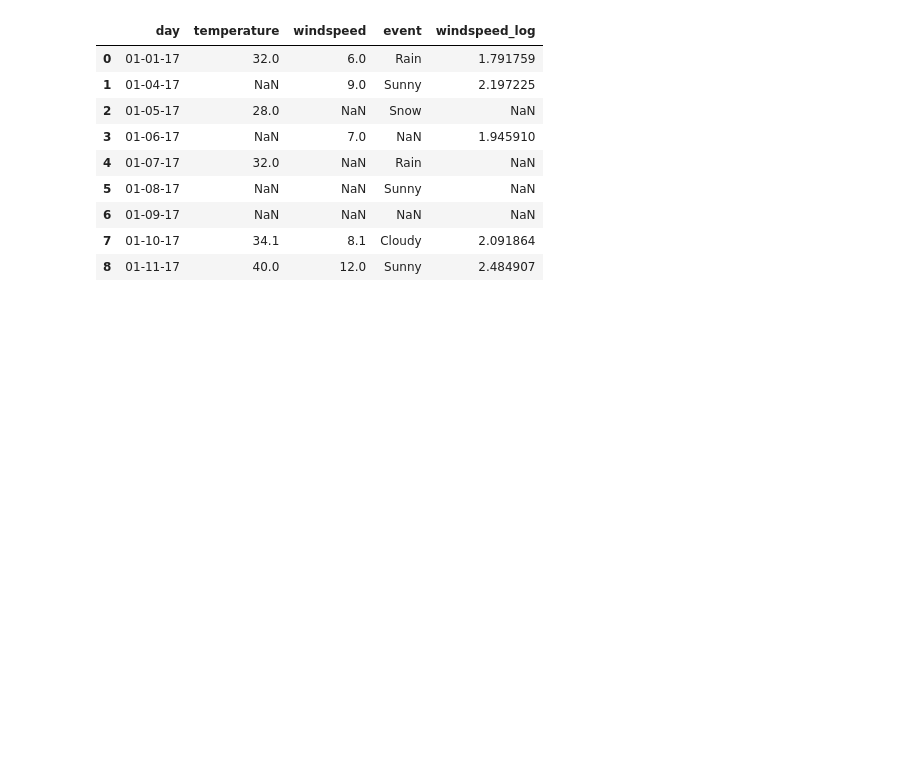
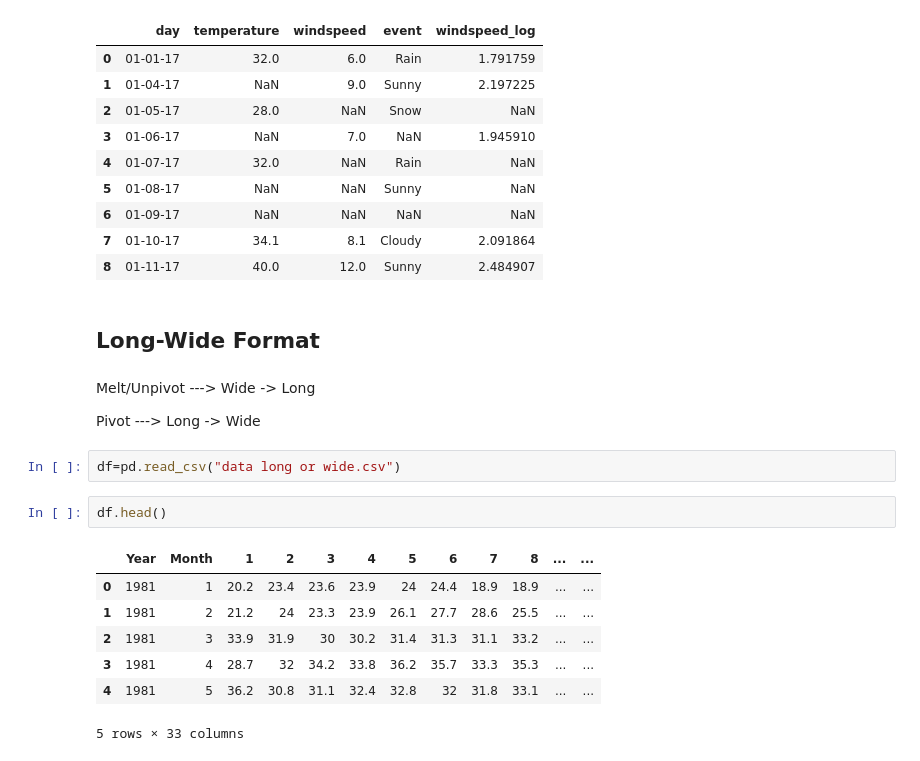
Before and after one commit to TanjiEvan/Python, a Jupyter notebook: Numpy&Pandas/EDA.ipynb, the cells around one changed output. Drawn from its saved outputs; the diff is of its cells as text; blank space fills up the shorter version.

```diff
--- a/Numpy&Pandas/EDA.ipynb
+++ b/Numpy&Pandas/EDA.ipynb
@@ -487,3 +487,21 @@ df
 | 6 | 01-09-17 | NaN | NaN | NaN | NaN |
 | 7 | 01-10-17 | 34.1 | 8.1 | Cloudy | 2.091864 |
 | 8 | 01-11-17 | 40.0 | 12.0 | Sunny | 2.484907 |
+# %% [markdown]
+## Long-Wide Format
+# %% [markdown]
+Melt/Unpivot ---> Wide -> Long
+
+Pivot ---> Long -> Wide
+# %%
+df=pd.read_csv("data long or wide.csv")
+# %%
+df.head()
+# %% [output]
+|  | Year | Month | 1 | 2 | 3 | 4 | 5 | 6 | 7 | 8 | ... | ... |
+| 0 | 1981 | 1 | 20.2 | 23.4 | 23.6 | 23.9 | 24 | 24.4 | 18.9 | 18.9 | ... | ... |
+| 1 | 1981 | 2 | 21.2 | 24 | 23.3 | 23.9 | 26.1 | 27.7 | 28.6 | 25.5 | ... | ... |
+| 2 | 1981 | 3 | 33.9 | 31.9 | 30 | 30.2 | 31.4 | 31.3 | 31.1 | 33.2 | ... | ... |
+| 3 | 1981 | 4 | 28.7 | 32 | 34.2 | 33.8 | 36.2 | 35.7 | 33.3 | 35.3 | ... | ... |
+| 4 | 1981 | 5 | 36.2 | 30.8 | 31.1 | 32.4 | 32.8 | 32 | 31.8 | 33.1 | ... | ... |
+5 rows × 33 columns
```
Also changed, not shown: parts of 4 cells of this notebook.
